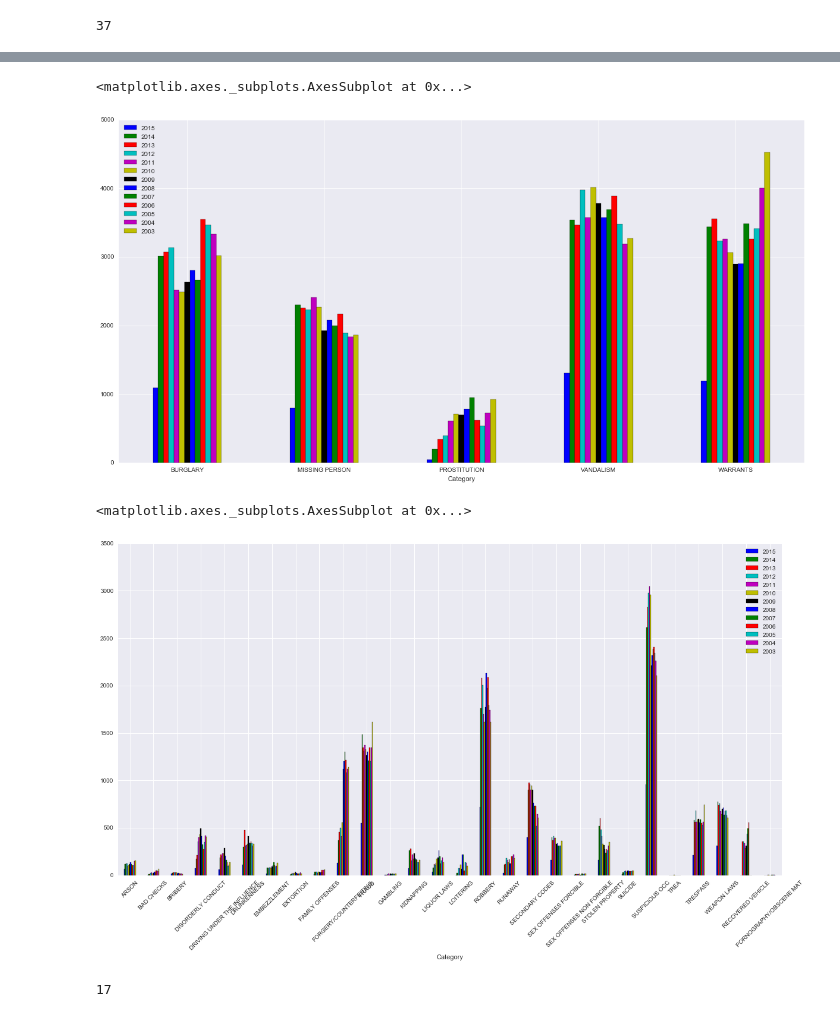
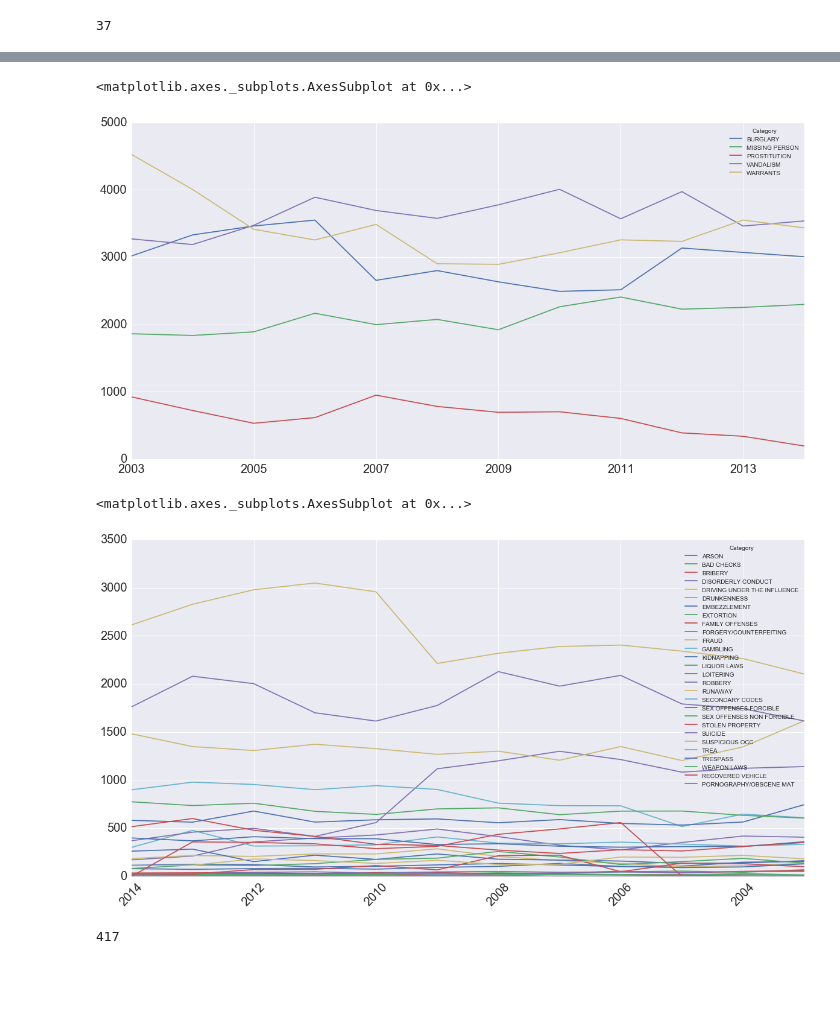
Before and after one commit to BarnetteME1/SF-Crime-Prediction, a Jupyter notebook: Graphs, charts, and organizing rows.ipynb, the cells around one changed output, grey strips where cells are left out. Saved outputs shown, nothing was run; the diff lists cells and outputs as text; code cells hidden in the pictures; blank space fills up the shorter version.

```diff
--- a/Graphs, charts, and organizing rows.ipynb
+++ b/Graphs, charts, and organizing rows.ipynb
@@ -1257,13 +1200,13 @@ crime_in_sf_years_high.plot(kind='bar', figsize=(20,10), rot=0)
 # %%
-crime_in_sf_years_medium.plot(kind='bar', figsize=(20,10), rot=0)
+crime_in_sf_years_medium.T.plot(figsize=(20,10), rot=0, fontsize=20)
 # %% [output]
 <matplotlib.axes._subplots.AxesSubplot at 0x...>
-[figure, old version]
+[figure, new version]
 # %%
-crime_in_sf_years_low.plot(kind='bar', figsize=(20,10), rot=45)
+crime_in_sf_years_low.T.plot(figsize=(20,10), rot=45, fontsize=20)
 # %% [output]
 <matplotlib.axes._subplots.AxesSubplot at 0x...>
-[figure, old version]
+[figure, new version]
 # %%
 test_pred_sex_crimes.to_csv('/Users/MatthewBarnette/final_project_predictions//test_pred_sex_crimes.csv')
 test_pred_theft.to_csv('/Users/MatthewBarnette/final_project_predictions//test_pred_theft.csv')
@@ -1281,4 +1254,4 @@ icon_types = pd.DataFrame(['small_red', 'small_yellow', 'small_green', 'small_bl
 # %%
-len(icon_types)
+len(march_16_2015)
 # %% [output]
-17
+417
```
Also changed, not shown: parts of 45 cells of this notebook, 6 other files.
